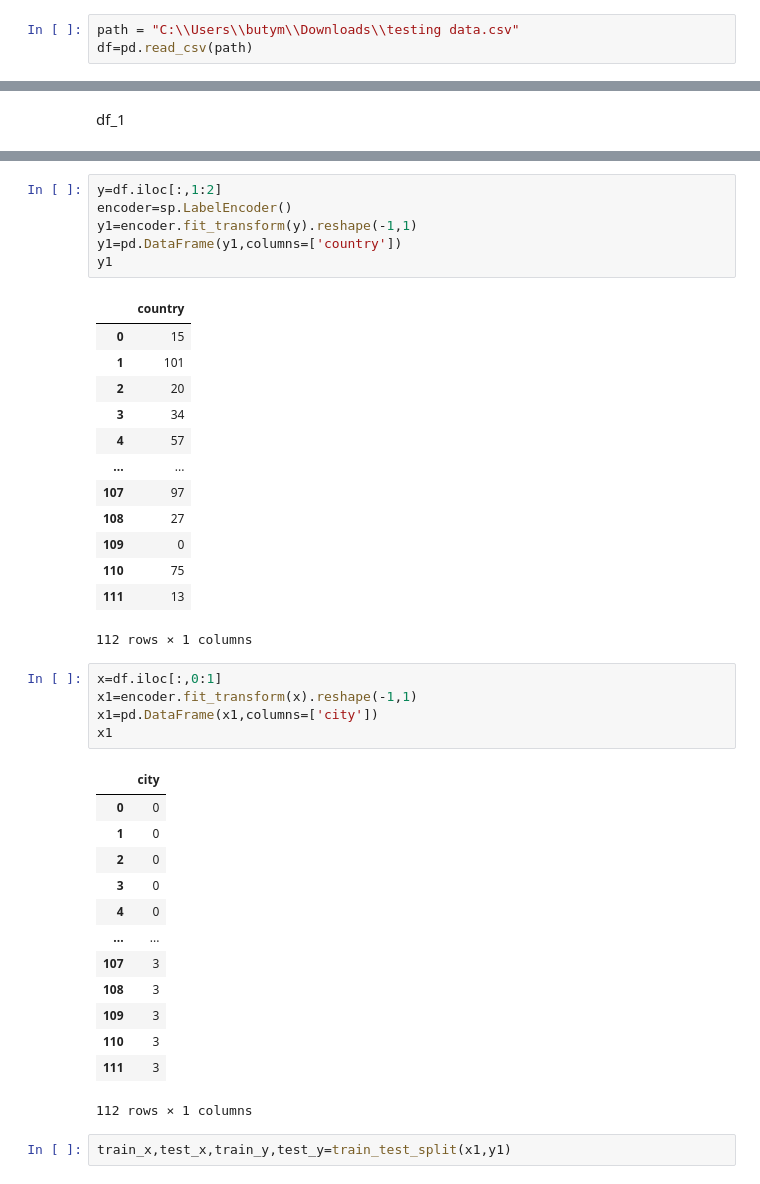
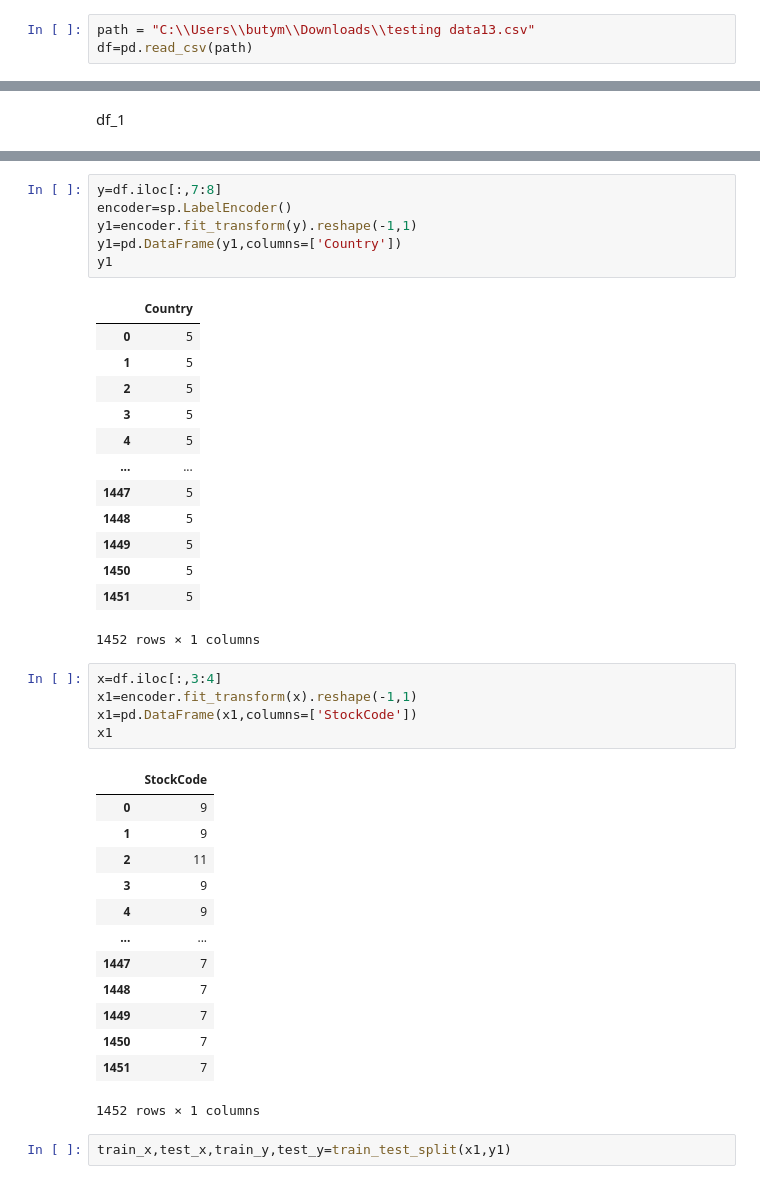
Before and after one commit to moeen507/CUSTOMER-SEGMENTATION-ANALYSIS-, a Jupyter notebook: customer data (2).ipynb, the cells around one changed output, grey strips where cells are left out. Saved outputs shown, nothing was run; the diff lists cells and outputs as text.

```diff
--- a/customer data (2).ipynb
+++ b/customer data (2).ipynb
@@ -10,5 +20,5 @@ import sklearn.preprocessing as sp
 # %%
-path = "C:\\Users\\butym\\Downloads\\testing data.csv"
+path = "C:\\Users\\butym\\Downloads\\testing data13.csv"
 df=pd.read_csv(path)
 # %%
 df
@@ -259,42 +239,42 @@ plt.show()
 # %%
-y=df.iloc[:,1:2]
+y=df.iloc[:,7:8]
 encoder=sp.LabelEncoder()
 y1=encoder.fit_transform(y).reshape(-1,1)
-y1=pd.DataFrame(y1,columns=['country'])
+y1=pd.DataFrame(y1,columns=['Country'])
 y1
 # %% [output]
-|  | country |
-| 0 | 15 |
-| 1 | 101 |
-| 2 | 20 |
-| 3 | 34 |
-| 4 | 57 |
+|  | Country |
+| 0 | 5 |
+| 1 | 5 |
+| 2 | 5 |
+| 3 | 5 |
+| 4 | 5 |
 | ... | ... |
-| 107 | 97 |
-| 108 | 27 |
-| 109 | 0 |
-| 110 | 75 |
-| 111 | 13 |
+| 1447 | 5 |
+| 1448 | 5 |
+| 1449 | 5 |
+| 1450 | 5 |
+| 1451 | 5 |
-112 rows × 1 columns
+1452 rows × 1 columns
 # %%
-x=df.iloc[:,0:1]
+x=df.iloc[:,3:4]
 x1=encoder.fit_transform(x).reshape(-1,1)
-x1=pd.DataFrame(x1,columns=['city'])
+x1=pd.DataFrame(x1,columns=['StockCode'])
 x1
 # %% [output]
-|  | city |
-| 0 | 0 |
-| 1 | 0 |
-| 2 | 0 |
-| 3 | 0 |
-| 4 | 0 |
+|  | StockCode |
+| 0 | 9 |
+| 1 | 9 |
+| 2 | 11 |
+| 3 | 9 |
+| 4 | 9 |
 | ... | ... |
-| 107 | 3 |
-| 108 | 3 |
-| 109 | 3 |
-| 110 | 3 |
-| 111 | 3 |
+| 1447 | 7 |
+| 1448 | 7 |
+| 1449 | 7 |
+| 1450 | 7 |
+| 1451 | 7 |
-112 rows × 1 columns
+1452 rows × 1 columns
 # %%
 train_x,test_x,train_y,test_y=train_test_split(x1,y1)
 # %%
```
Also changed, not shown: parts of 34 cells of this notebook.
